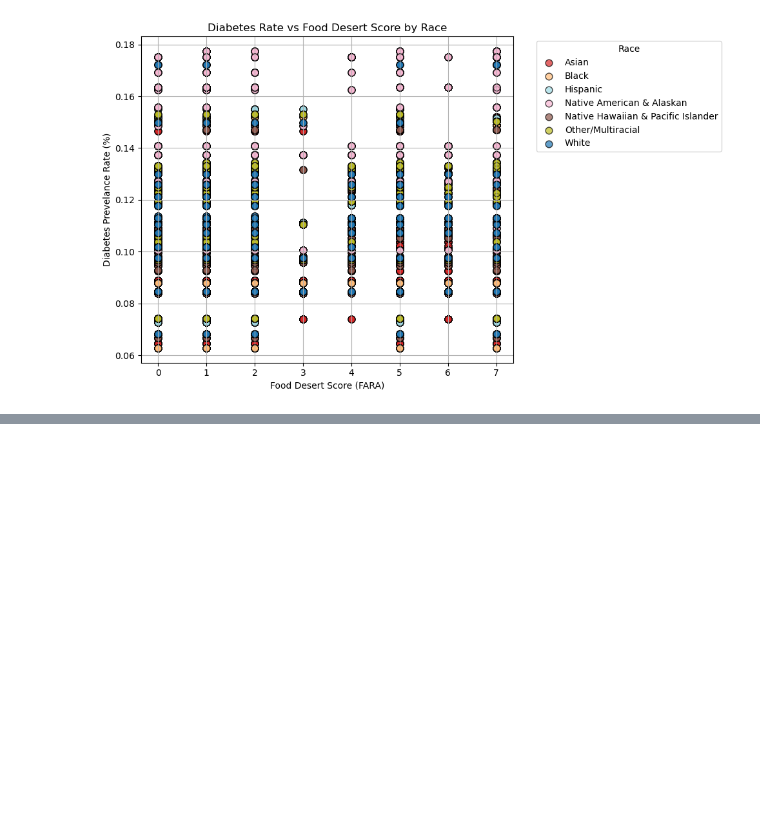
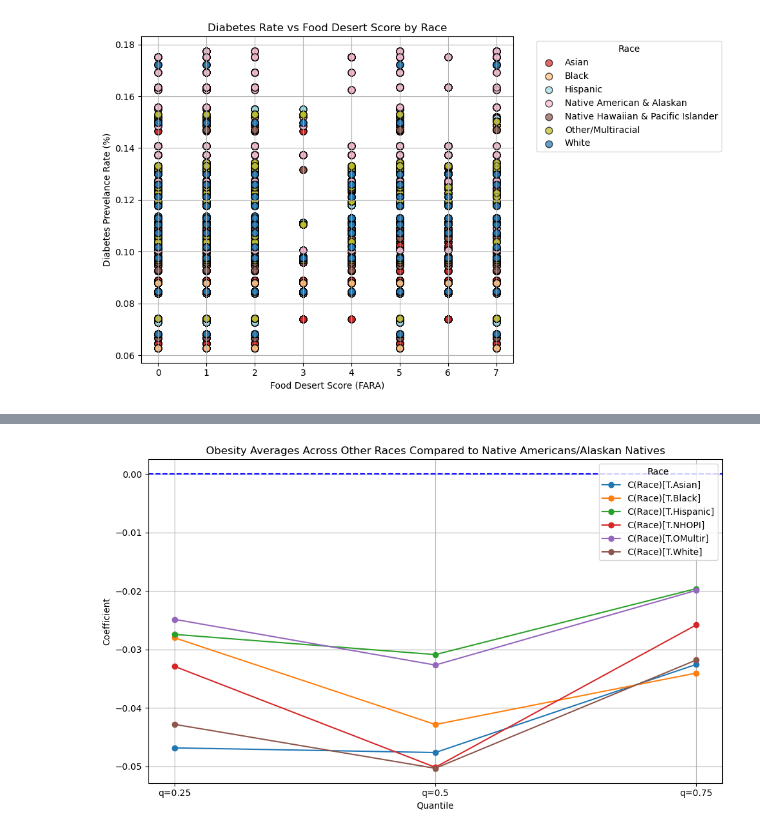
Before and after one commit to INFO-698-InfoSci-Capstone/geo-health-ai, a Jupyter notebook: Working_Files/cjcodeforviz_rh.ipynb, the cells around one changed output, grey strips where cells are left out. Saved outputs shown, nothing was run; the diff lists cells and outputs as text; code cells hidden in the pictures; blank space fills up the shorter version.

Commit message:
Added in regressions, OLS and quantile, with some plots too

```diff
--- a/Working_Files/cjcodeforviz_rh.ipynb
+++ b/Working_Files/cjcodeforviz_rh.ipynb
@@ -648,0 +744,11 @@ plt.show()
+# %%
+# Dive deeper with quantile regressions -- AINA (Native American $ Alaskan Native Race) serves as baseline
+
+# Obesity
+for q in [0.25, 0.5, 0.75]: # cover bases by hitting lower, median, higher
+    print(f"\nQuantile Regression at q = {q}")
+
+    model = smf.quantreg("Percentage ~ C(Race)", data=obesity_df)
+    result = model.fit(q=q)
+
+    print(result.summary())
@@ -648,0 +773,9 @@ plt.show()
+# %%
+# Diabetes
+for q in [0.25, 0.5, 0.75]: # cover bases by hitting lower, median, higher
+    print(f"\nQuantile Regression at q = {q}")
+
+    model = smf.quantreg("Percentage ~ C(Race)", data=diabetes_df)
+    result = model.fit(q=q)
+
+    print(result.summary())
@@ -648,0 +800,39 @@ plt.show()
+# %%
+# Make visuals with qreg results - Obesity
+# Set up quantiles to plot
+quantiles = [0.25, 0.5, 0.75]
+coef_df_list = []
+
+# Run quantile regressions
+for q in quantiles:
+    model = smf.quantreg("Percentage ~ C(Race)", data=obesity_df)
+    result = model.fit(q=q)
+    coefs = result.params
+    coefs.name = f"q={q}"
+    coef_df_list.append(coefs)
+
+# Combine for plot
+coef_plot_df = pd.concat(coef_df_list, axis=1)
+
+# Make long
+coef_plot_df = coef_plot_df.T.reset_index()
+coef_plot_df = coef_plot_df.rename(columns={"index": "Quantile"})
+
+# Plot
+plt.figure(figsize=(10, 6))
+
+# Set up looping thru coefficients
+for col in coef_plot_df.columns:
+    if col != "Quantile" and col != "Intercept":
+        plt.plot(coef_plot_df["Quantile"], coef_plot_df[col], marker="o", label=col)
+
+plt.axhline(0, color='blue', linestyle='--')
+plt.title("Obesity Averages Across Other Races Compared to Native Americans/Alaskan Natives")
+plt.xlabel("Quantile")
+plt.ylabel("Coefficient")
+plt.legend(title="Race")
+plt.grid(True)
+plt.tight_layout()
+plt.show()
+# %% [output]
+[figure, added]
```
Also changed, not shown: parts of 9 cells of this notebook.
